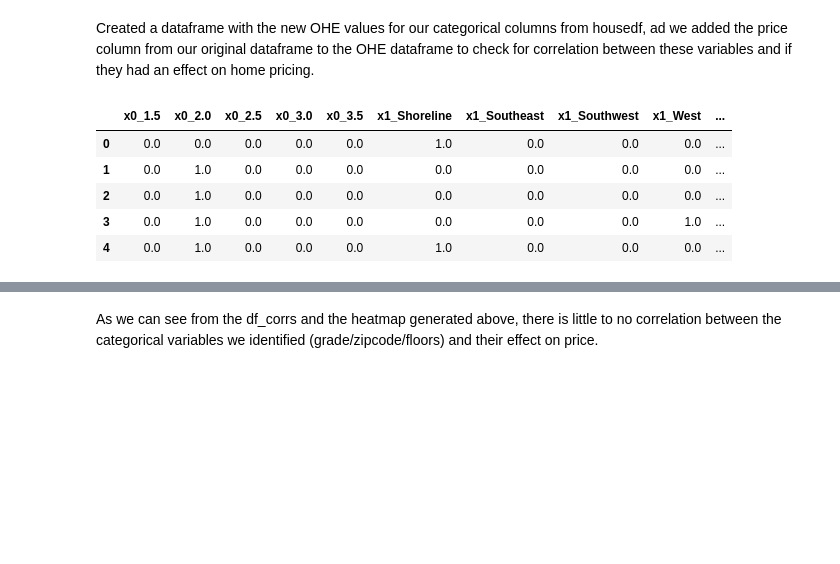
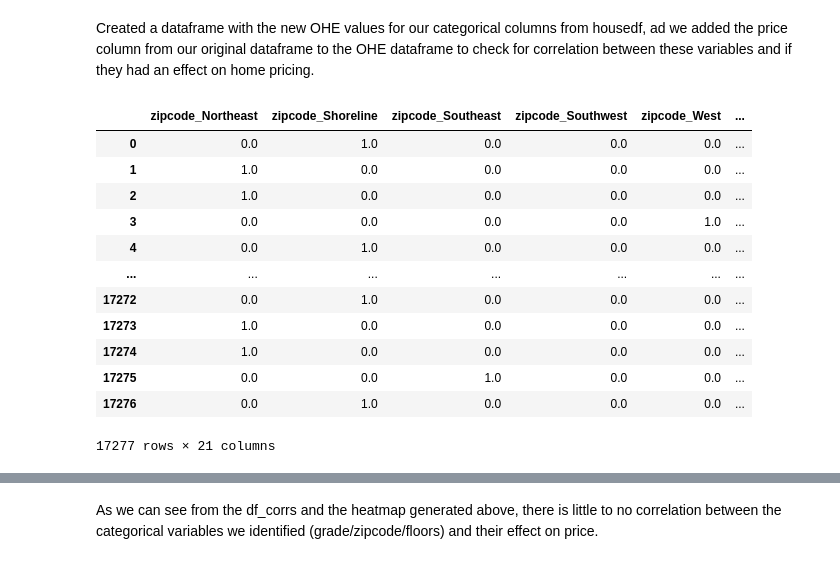
Before and after one commit to NaavSD/House-Plan-Analysis, a Jupyter notebook: Project 2 Notebook.ipynb, the cells around one changed output, grey strips where cells are left out. Cells and saved outputs as stored; diff of their text form; code cells hidden in the pictures; blank space fills up the shorter version.

```diff
--- a/Project 2 Notebook.ipynb
+++ b/Project 2 Notebook.ipynb
@@ -649,12 +730,5 @@ pd.get_dummies(X1_train)
 # %% [markdown]
 Created a dataframe with the new OHE values for our categorical columns from housedf, ad we added the price column from our original dataframe to the OHE dataframe to check for correlation between these variables and if they had an effect on home pricing.
 # %%
-dfrev3 = pd.DataFrame(grade_transform.todense(), columns=ohe1.get_feature_names())
-dfrev3.head()
+# dfrev3 = pd.DataFrame(grade_transform.todense(), columns=ohe1.get_feature_names())
+# dfrev3.head()
-# %% [output]
-|  | x0_1.5 | x0_2.0 | x0_2.5 | x0_3.0 | x0_3.5 | x1_Shoreline | x1_Southeast | x1_Southwest | x1_West | ... |
-| 0 | 0.0 | 0.0 | 0.0 | 0.0 | 0.0 | 1.0 | 0.0 | 0.0 | 0.0 | ... |
-| 1 | 0.0 | 1.0 | 0.0 | 0.0 | 0.0 | 0.0 | 0.0 | 0.0 | 0.0 | ... |
-| 2 | 0.0 | 1.0 | 0.0 | 0.0 | 0.0 | 0.0 | 0.0 | 0.0 | 0.0 | ... |
-| 3 | 0.0 | 1.0 | 0.0 | 0.0 | 0.0 | 0.0 | 0.0 | 0.0 | 1.0 | ... |
-| 4 | 0.0 | 1.0 | 0.0 | 0.0 | 0.0 | 1.0 | 0.0 | 0.0 | 0.0 | ... |
@@ -663 +737,19 @@ dfrev3['price'] = dfrev2['price']
+# %%
+combined_df = ohe_df.join(X1_train_df)
+# combined_df.dropna(inplace = True)
+combined_df
+# %% [output]
+|  | zipcode_Northeast | zipcode_Shoreline | zipcode_Southeast | zipcode_Southwest | zipcode_West | ... |
+| 0 | 0.0 | 1.0 | 0.0 | 0.0 | 0.0 | ... |
+| 1 | 1.0 | 0.0 | 0.0 | 0.0 | 0.0 | ... |
+| 2 | 1.0 | 0.0 | 0.0 | 0.0 | 0.0 | ... |
+| 3 | 0.0 | 0.0 | 0.0 | 0.0 | 1.0 | ... |
+| 4 | 0.0 | 1.0 | 0.0 | 0.0 | 0.0 | ... |
+| ... | ... | ... | ... | ... | ... | ... |
+| 17272 | 0.0 | 1.0 | 0.0 | 0.0 | 0.0 | ... |
+| 17273 | 1.0 | 0.0 | 0.0 | 0.0 | 0.0 | ... |
+| 17274 | 1.0 | 0.0 | 0.0 | 0.0 | 0.0 | ... |
+| 17275 | 0.0 | 0.0 | 1.0 | 0.0 | 0.0 | ... |
+| 17276 | 0.0 | 1.0 | 0.0 | 0.0 | 0.0 | ... |
+17277 rows × 21 columns
 # %%
```
Also changed, not shown: parts of 35 cells of this notebook.
